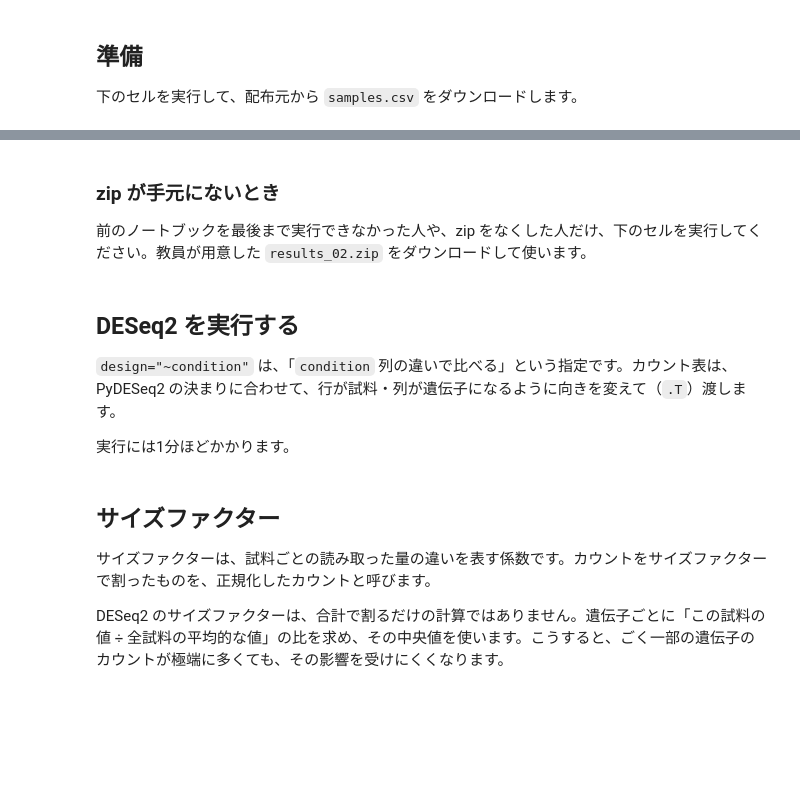
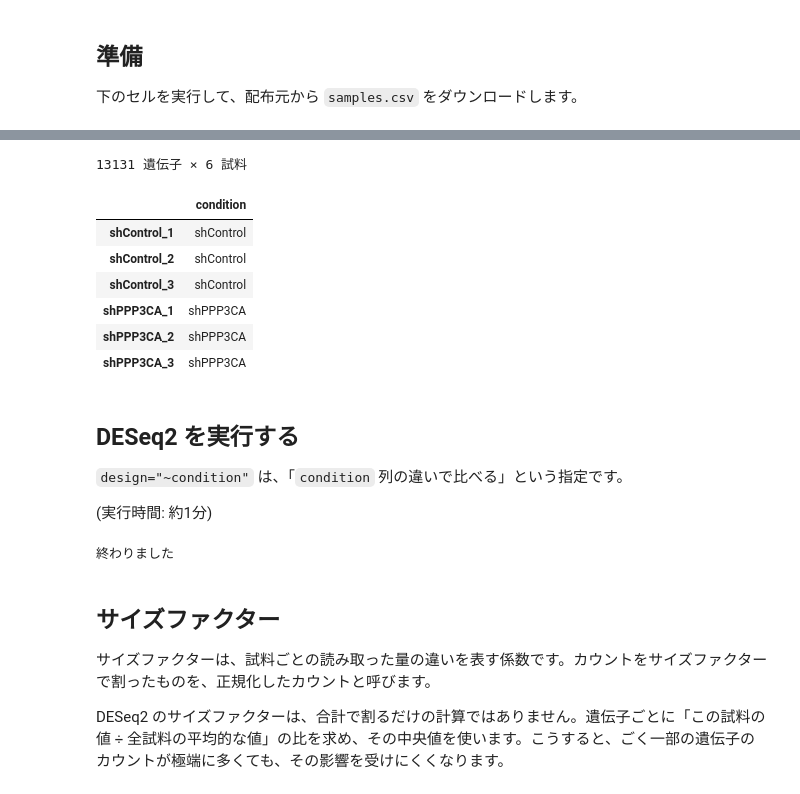
Before and after one commit to Yokohide0317/what_is_BI, a Jupyter notebook: public/colab/03_DESeq2.ipynb, the cells around one changed output, grey strips where cells are left out. Cells and saved outputs as stored; diff of their text form; code cells hidden in the pictures; blank space fills up the shorter version.

```diff
--- a/public/colab/03_DESeq2.ipynb
+++ b/public/colab/03_DESeq2.ipynb
@@ -50,4 +57,0 @@ else:
-# %% [markdown]
-### zip が手元にないとき
-
-前のノートブックを最後まで実行できなかった人や、zip をなくした人だけ、下のセルを実行してください。教員が用意した `results_02.zip` をダウンロードして使います。
@@ -58,23 +58,34 @@ print("読み込みました:", [n for n in NEED if Path(n).exists()])
 # %%
 import pandas as pd
 
 counts = pd.read_csv("counts_filtered.csv", index_col="gene")
-samples = pd.read_csv("samples.csv", index_col="sample")
+samples = pd.read_csv("samples.csv", index_col="sample").drop(columns=["accession"])
 samples = samples.loc[counts.columns]
 print(counts.shape[0], "遺伝子 ×", counts.shape[1], "試料")
 samples
+# %% [output]
+13131 遺伝子 × 6 試料
+|  | condition |
+| shControl_1 | shControl |
+| shControl_2 | shControl |
+| shControl_3 | shControl |
+| shPPP3CA_1 | shPPP3CA |
+| shPPP3CA_2 | shPPP3CA |
+| shPPP3CA_3 | shPPP3CA |
 # %% [markdown]
 ## DESeq2 を実行する
 
-`design="~condition"` は、「`condition` 列の違いで比べる」という指定です。カウント表は、PyDESeq2 の決まりに合わせて、行が試料・列が遺伝子になるように向きを変えて（`.T`）渡します。
+`design="~condition"` は、「`condition` 列の違いで比べる」という指定です。
 
-実行には1分ほどかかります。
+(実行時間: 約1分)
 # %%
 from pydeseq2.dds import DeseqDataSet
 
 dds = DeseqDataSet(counts=counts.T, metadata=samples, design="~condition", quiet=True)
 dds.deseq2()
 print("終わりました")
+# %% [output]
+終わりました
 # %% [markdown]
 ## サイズファクター
 
```
Also changed, not shown: parts of 12 cells of this notebook.
